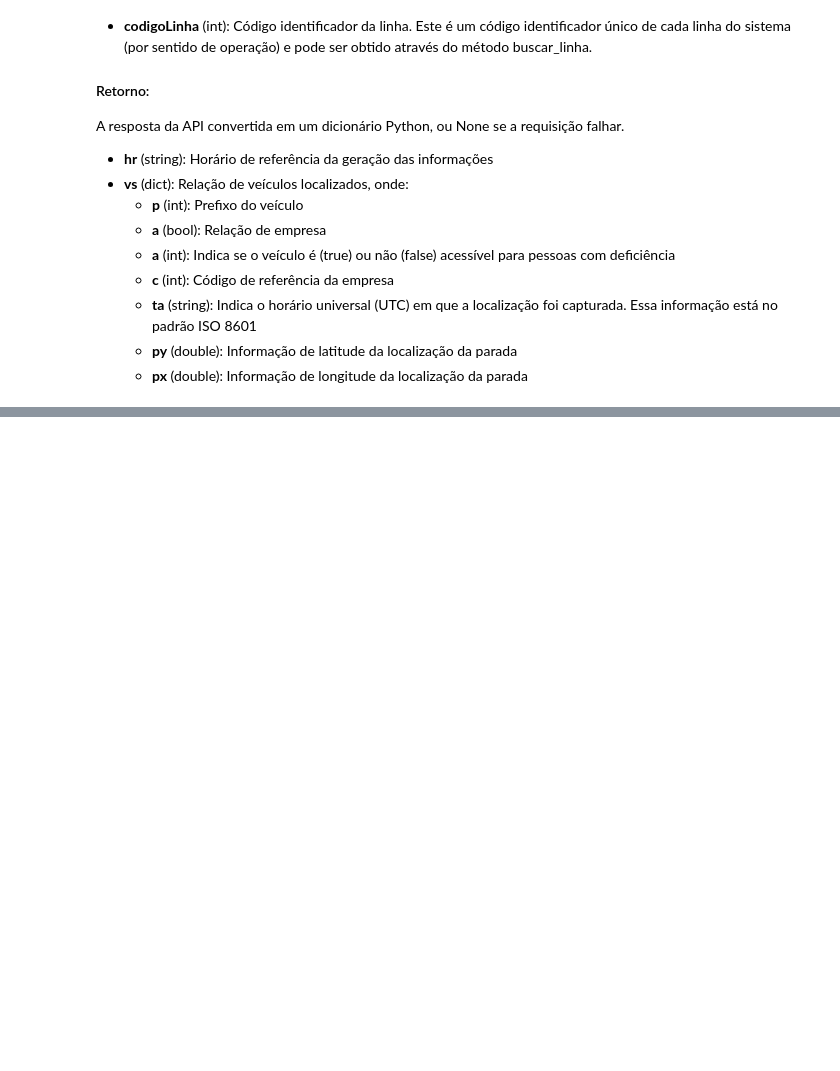
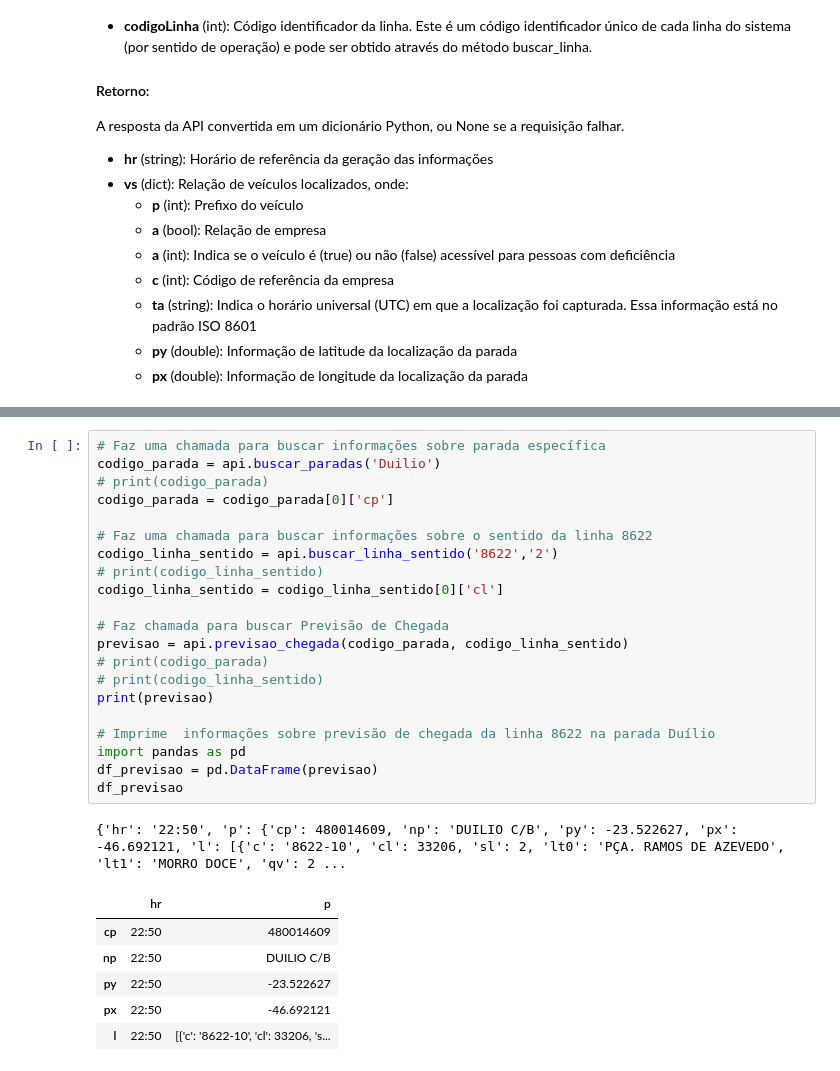
Before and after one commit to emviveros/InterSCity_Buzu, a Jupyter notebook: Python/API/notebooks/olho_vivo.ipynb, the cells around one changed output, grey strips where cells are left out. Cells and saved outputs as stored; diff of their text form; blank space fills up the shorter version.

```diff
--- a/Python/API/notebooks/olho_vivo.ipynb
+++ b/Python/API/notebooks/olho_vivo.ipynb
@@ -438,0 +476,29 @@ Código da Linha 178L: 33328
+# %%
+# Faz uma chamada para buscar informações sobre parada específica
+codigo_parada = api.buscar_paradas('Duilio')
+# print(codigo_parada)
+codigo_parada = codigo_parada[0]['cp']
+
+# Faz uma chamada para buscar informações sobre o sentido da linha 8622
+codigo_linha_sentido = api.buscar_linha_sentido('8622','2')
+# print(codigo_linha_sentido)
+codigo_linha_sentido = codigo_linha_sentido[0]['cl']
+
+# Faz chamada para buscar Previsão de Chegada
+previsao = api.previsao_chegada(codigo_parada, codigo_linha_sentido)
+# print(codigo_parada)
+# print(codigo_linha_sentido)
+print(previsao)
+
+# Imprime  informações sobre previsão de chegada da linha 8622 na parada Duílio
+import pandas as pd
+df_previsao = pd.DataFrame(previsao)
+df_previsao
+# %% [output]
+{'hr': '22:50', 'p': {'cp': 480014609, 'np': 'DUILIO C/B', 'py': -23.522627, 'px': -46.692121, 'l': [{'c': '8622-10', 'cl': 33206, 'sl': 2, 'lt0': 'PÇA. RAMOS DE AZEVEDO', 'lt1': 'MORRO DOCE', 'qv': 2 ...
+|  | hr | p |
+| cp | 22:50 | 480014609 |
+| np | 22:50 | DUILIO C/B |
+| py | 22:50 | -23.522627 |
+| px | 22:50 | -46.692121 |
+| l | 22:50 | [{'c': '8622-10', 'cl': 33206, 's... |
```
Also changed, not shown: parts of 10 cells of this notebook.
